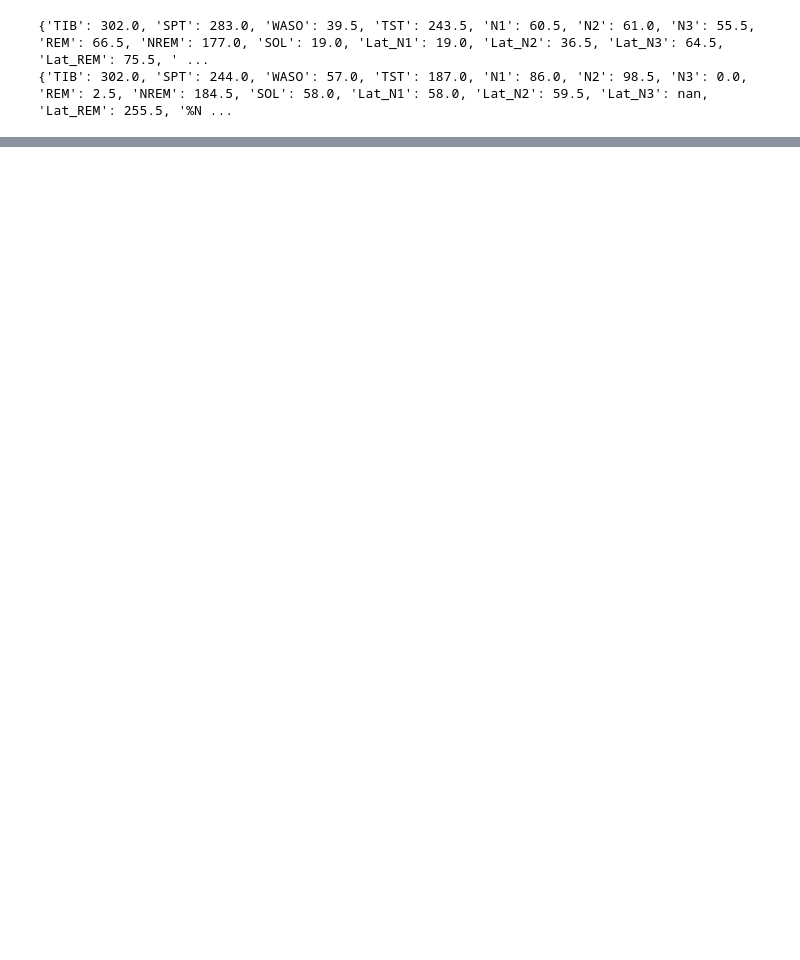
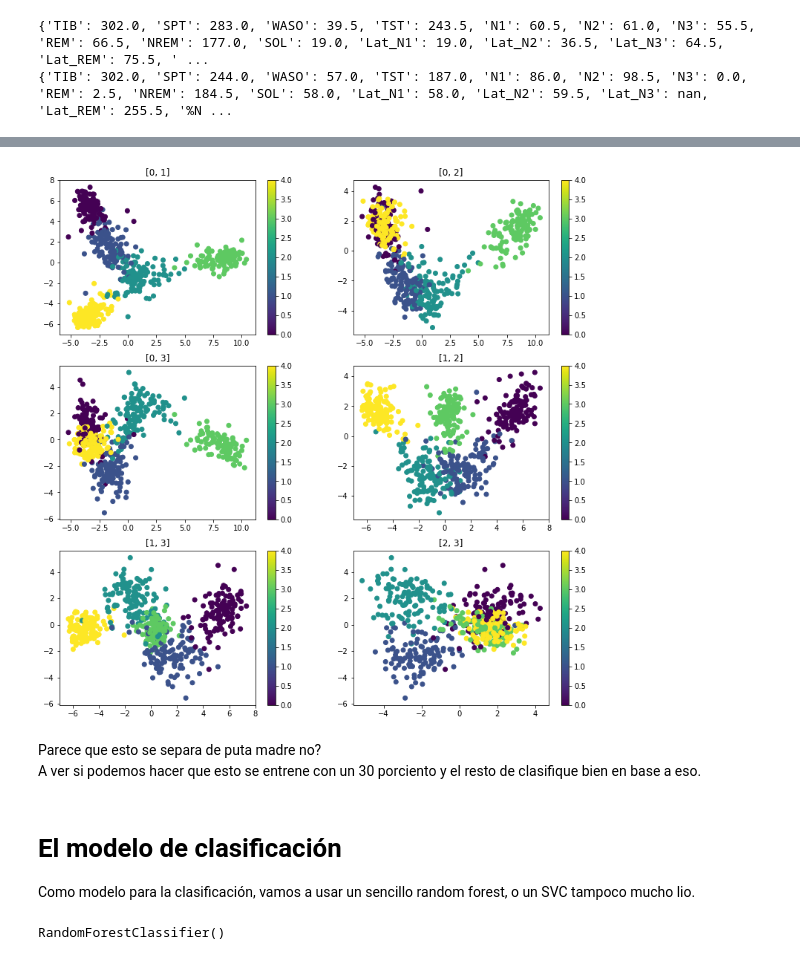
Before and after one commit to ArturoSirvent/Polisognograma, a Jupyter notebook: load_data_ytal.ipynb, the cells around one changed output, grey strips where cells are left out. Saved outputs shown, nothing was run; the diff lists cells and outputs as text; code cells hidden in the pictures; blank space fills up the shorter version.

```diff
--- a/load_data_ytal.ipynb
+++ b/load_data_ytal.ipynb
@@ -265,0 +330,20 @@ print(yasa.sleep_statistics(hypno_pred_epocas_validas,1/30))
+# %%
+#vamos a probar un LDA, que nos fomenta justamente la separacion de clases
+lda=LDA(n_components=4)
+x_lda=lda.fit_transform(data_4_pca,hypno1[indices])
+# %%
+plt.figure(figsize=(13,13))
+combinaciones=[[0,1],[0,2],[0,3],[1,2],[1,3],[2,3]]
+for i in range(6):
+    plt.subplot(3,2,i+1)
+    plt.scatter(x_lda[:,combinaciones[i][0]],x_lda[:,combinaciones[i][1]],c=hypno1[indices])
+    plt.title(combinaciones[i])
+    plt.colorbar()
+# %% [output]
+[figure, added]
+# %% [markdown]
+Parece que esto se separa de puta madre no?
+A ver si podemos hacer que esto se entrene con un 30 porciento y el resto de clasifique bien en base a eso.
+# %% [markdown]
+# El modelo de clasificación
+Como modelo para la clasificación, vamos a usar un sencillo random forest, o un SVC tampoco mucho lio.
@@ -265,0 +357,5 @@ print(yasa.sleep_statistics(hypno_pred_epocas_validas,1/30))
+# %%
+randomforest=RF()
+randomforest.fit(x_train,y_train)
+# %% [output]
+RandomForestClassifier()
```
Also changed, not shown: parts of 17 cells of this notebook.
